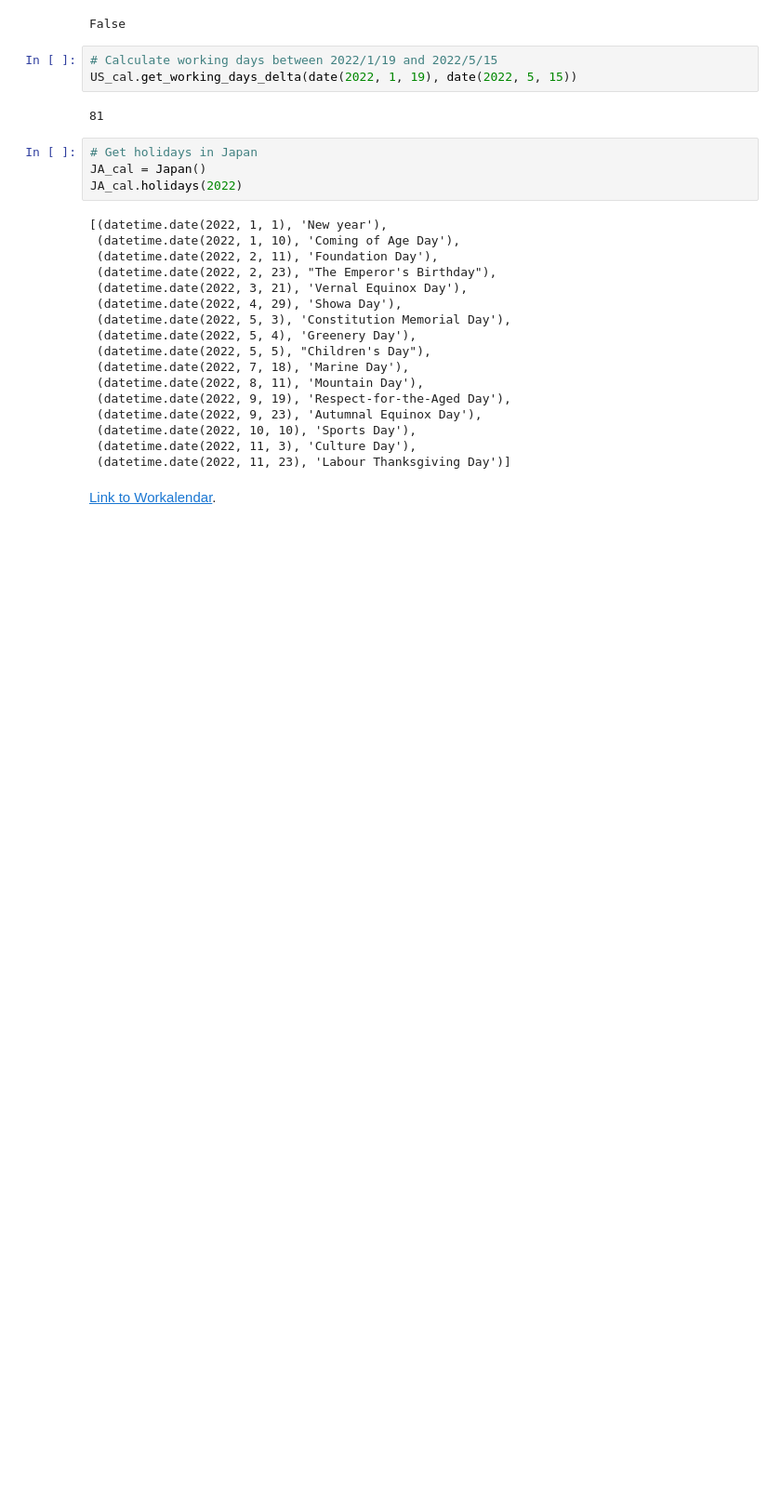
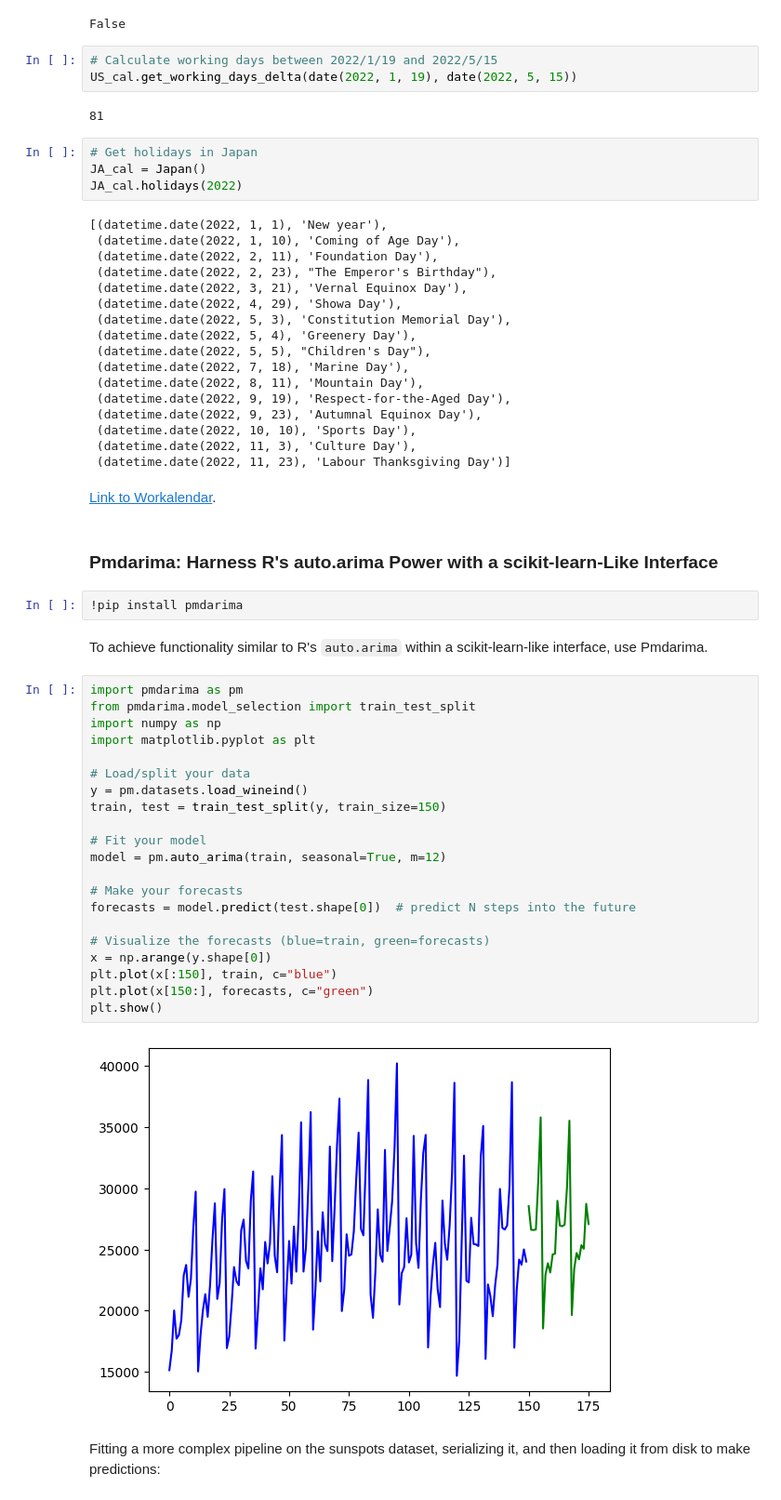
Before and after one commit to khuyentran1401/Efficient_Python_tricks_and_tools_for_data_scientists, a Jupyter notebook: Chapter5/time_series.ipynb, the cells around one changed output. Shown at 93% size. Cells and saved outputs as stored; diff of their text form; blank space fills up the shorter version.

Commit message:
add pmdarima

```diff
--- a/Chapter5/time_series.ipynb
+++ b/Chapter5/time_series.ipynb
@@ -251,3 +251,34 @@ JA_cal.holidays(2022)
  (datetime.date(2022, 11, 23), 'Labour Thanksgiving Day')]
 # %% [markdown]
 [Link to Workalendar](https://github.com/workalendar/workalendar).
+# %% [markdown]
+### Pmdarima: Harness R's auto.arima Power with a scikit-learn-Like Interface
+# %%
+!pip install pmdarima
+# %% [markdown]
+To achieve functionality similar to R's `auto.arima` within a scikit-learn-like interface, use Pmdarima.
+# %%
+import pmdarima as pm
+from pmdarima.model_selection import train_test_split
+import numpy as np
+import matplotlib.pyplot as plt
+
+# Load/split your data
+y = pm.datasets.load_wineind()
+train, test = train_test_split(y, train_size=150)
+
+# Fit your model
+model = pm.auto_arima(train, seasonal=True, m=12)
+
+# Make your forecasts
+forecasts = model.predict(test.shape[0])  # predict N steps into the future
+
+# Visualize the forecasts (blue=train, green=forecasts)
+x = np.arange(y.shape[0])
+plt.plot(x[:150], train, c="blue")
+plt.plot(x[150:], forecasts, c="green")
+plt.show()
+# %% [output]
+[figure, added]
+# %% [markdown]
+Fitting a more complex pipeline on the sunspots dataset, serializing it, and then loading it from disk to make predictions:
```
Also changed, not shown: parts of 2 cells of this notebook, 3 other files.
